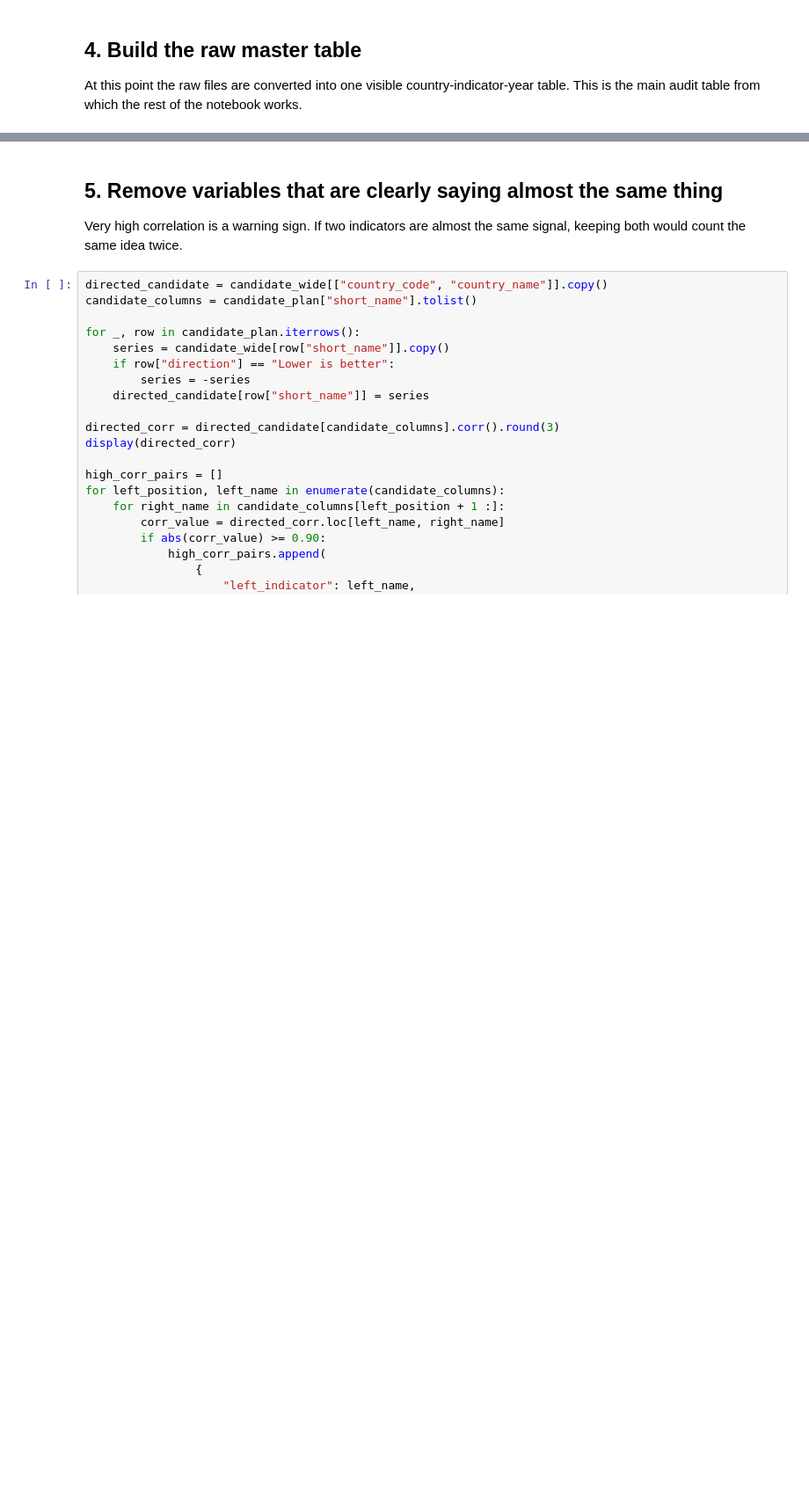
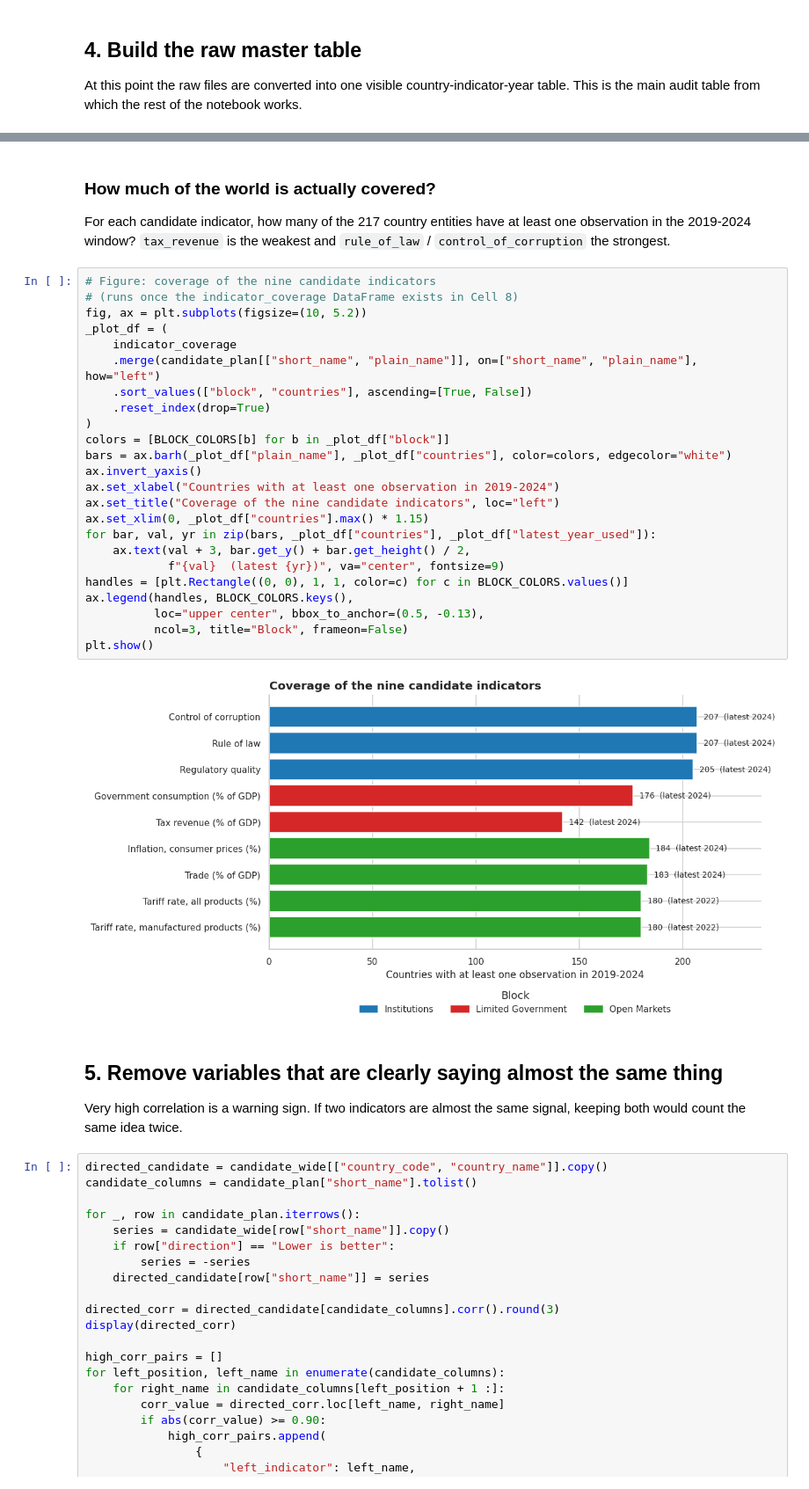
Before and after one commit to Roman-Manzhelii/IndexEconomicalFreedom, a Jupyter notebook: CA.ipynb, the cells around one changed output, grey strips where cells are left out. Shown at 88% size. Cells and saved outputs as stored; diff of their text form; blank space fills up the shorter version.

```diff
--- a/CA.ipynb
+++ b/CA.ipynb
@@ -346,6 +439,36 @@ Rows in the country-level wide table: 210
 | 7 | ARM | Armenia | Europe & Central Asia | Upper middle income | 50.78 | 10.66 | ... |
 | 8 | ASM | American Samoa | East Asia & Pacific | High income | 71.66 | NaN | ... |
 | 9 | ATG | Antigua and Barbuda | Latin America & Caribbean | High income | 53.61 | NaN | ... |
+# %% [markdown]
+### How much of the world is actually covered?
+
+For each candidate indicator, how many of the 217 country entities have at least one observation in the 2019-2024 window?  `tax_revenue` is the weakest and `rule_of_law` / `control_of_corruption` the strongest.
+# %%
+# Figure: coverage of the nine candidate indicators
+# (runs once the indicator_coverage DataFrame exists in Cell 8)
+fig, ax = plt.subplots(figsize=(10, 5.2))
+_plot_df = (
+    indicator_coverage
+    .merge(candidate_plan[["short_name", "plain_name"]], on=["short_name", "plain_name"], how="left")
+    .sort_values(["block", "countries"], ascending=[True, False])
+    .reset_index(drop=True)
+)
+colors = [BLOCK_COLORS[b] for b in _plot_df["block"]]
+bars = ax.barh(_plot_df["plain_name"], _plot_df["countries"], color=colors, edgecolor="white")
+ax.invert_yaxis()
+ax.set_xlabel("Countries with at least one observation in 2019-2024")
+ax.set_title("Coverage of the nine candidate indicators", loc="left")
+ax.set_xlim(0, _plot_df["countries"].max() * 1.15)
+for bar, val, yr in zip(bars, _plot_df["countries"], _plot_df["latest_year_used"]):
+    ax.text(val + 3, bar.get_y() + bar.get_height() / 2,
+            f"{val}  (latest {yr})", va="center", fontsize=9)
+handles = [plt.Rectangle((0, 0), 1, 1, color=c) for c in BLOCK_COLORS.values()]
+ax.legend(handles, BLOCK_COLORS.keys(),
+          loc="upper center", bbox_to_anchor=(0.5, -0.13),
+          ncol=3, title="Block", frameon=False)
+plt.show()
+# %% [output]
+[figure, added]
 # %% [markdown]
 ## 5. Remove variables that are clearly saying almost the same thing
 
```
Also changed, not shown: parts of 12 cells of this notebook, 2 other files.
